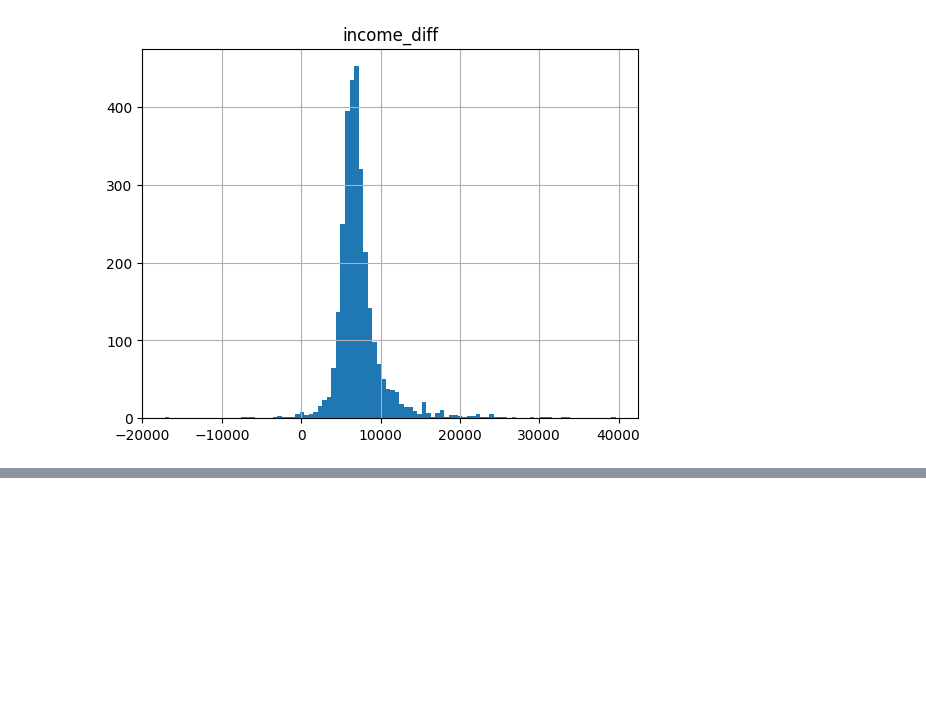
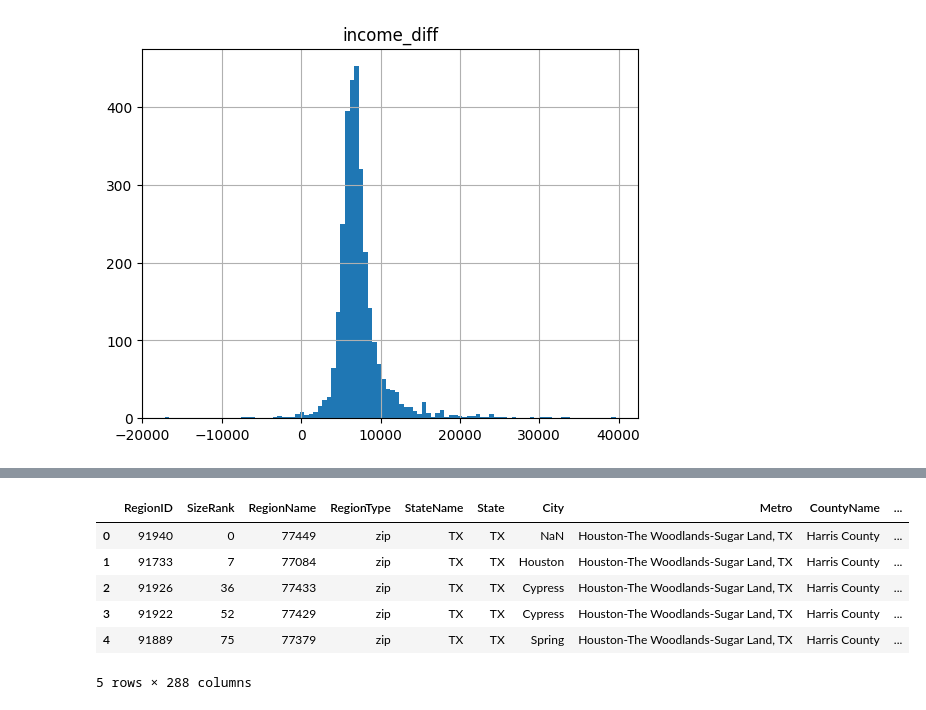
Before and after one commit to Ministry-of-Product/opscore, a Jupyter notebook: education-income-explore.ipynb, the cells around one changed output, grey strips where cells are left out. Saved outputs shown, nothing was run; the diff lists cells and outputs as text; code cells hidden in the pictures; blank space fills up the shorter version.

```diff
--- a/education-income-explore.ipynb
+++ b/education-income-explore.ipynb
@@ -61,0 +144,10 @@ array([[<AxesSubplot: title={'center': 'income_diff'}>]], dtype=object)
+# %%
+housedata_fips.head()
+# %% [output]
+|  | RegionID | SizeRank | RegionName | RegionType | StateName | State | City | Metro | CountyName | ... |
+| 0 | 91940 | 0 | 77449 | zip | TX | TX | NaN | Houston-The Woodlands-Sugar Land, TX | Harris County | ... |
+| 1 | 91733 | 7 | 77084 | zip | TX | TX | Houston | Houston-The Woodlands-Sugar Land, TX | Harris County | ... |
+| 2 | 91926 | 36 | 77433 | zip | TX | TX | Cypress | Houston-The Woodlands-Sugar Land, TX | Harris County | ... |
+| 3 | 91922 | 52 | 77429 | zip | TX | TX | Cypress | Houston-The Woodlands-Sugar Land, TX | Harris County | ... |
+| 4 | 91889 | 75 | 77379 | zip | TX | TX | Spring | Houston-The Woodlands-Sugar Land, TX | Harris County | ... |
+5 rows × 288 columns
```
Also changed, not shown: parts of 26 cells of this notebook.
